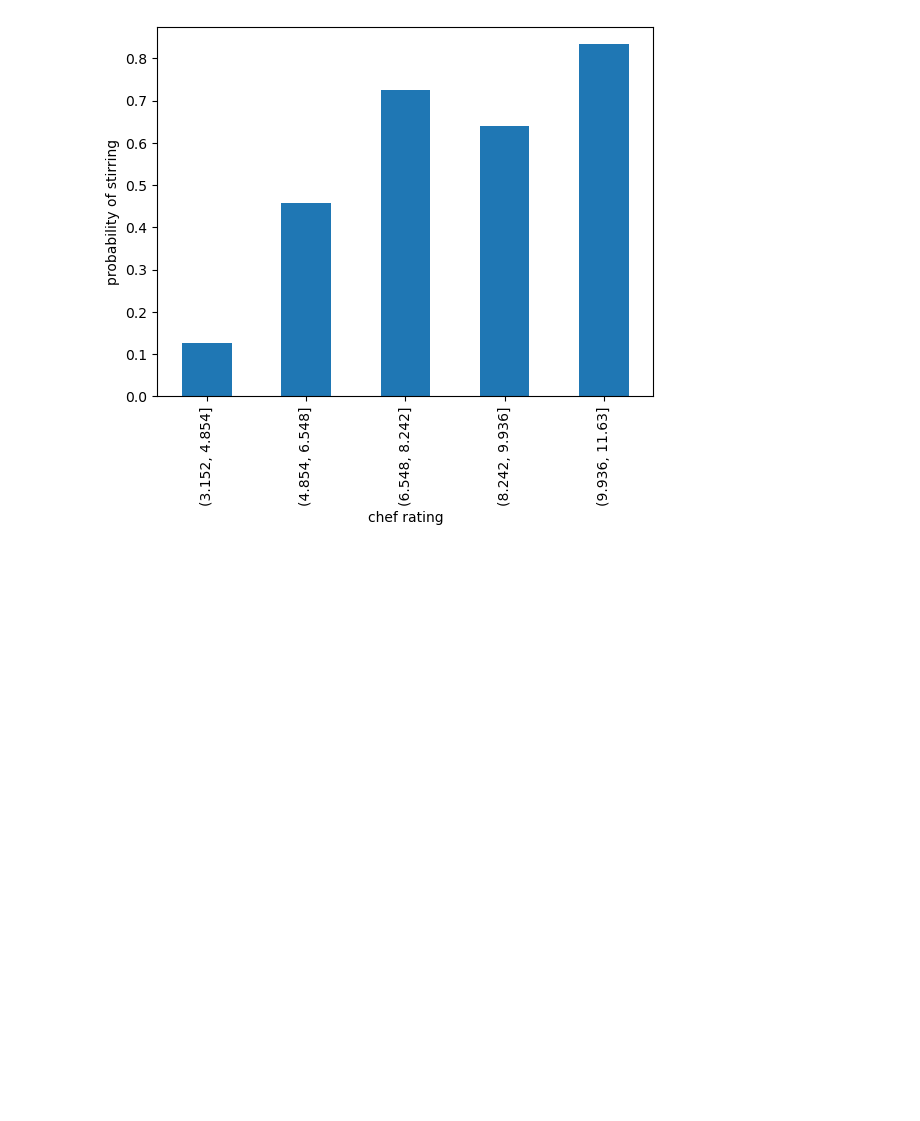
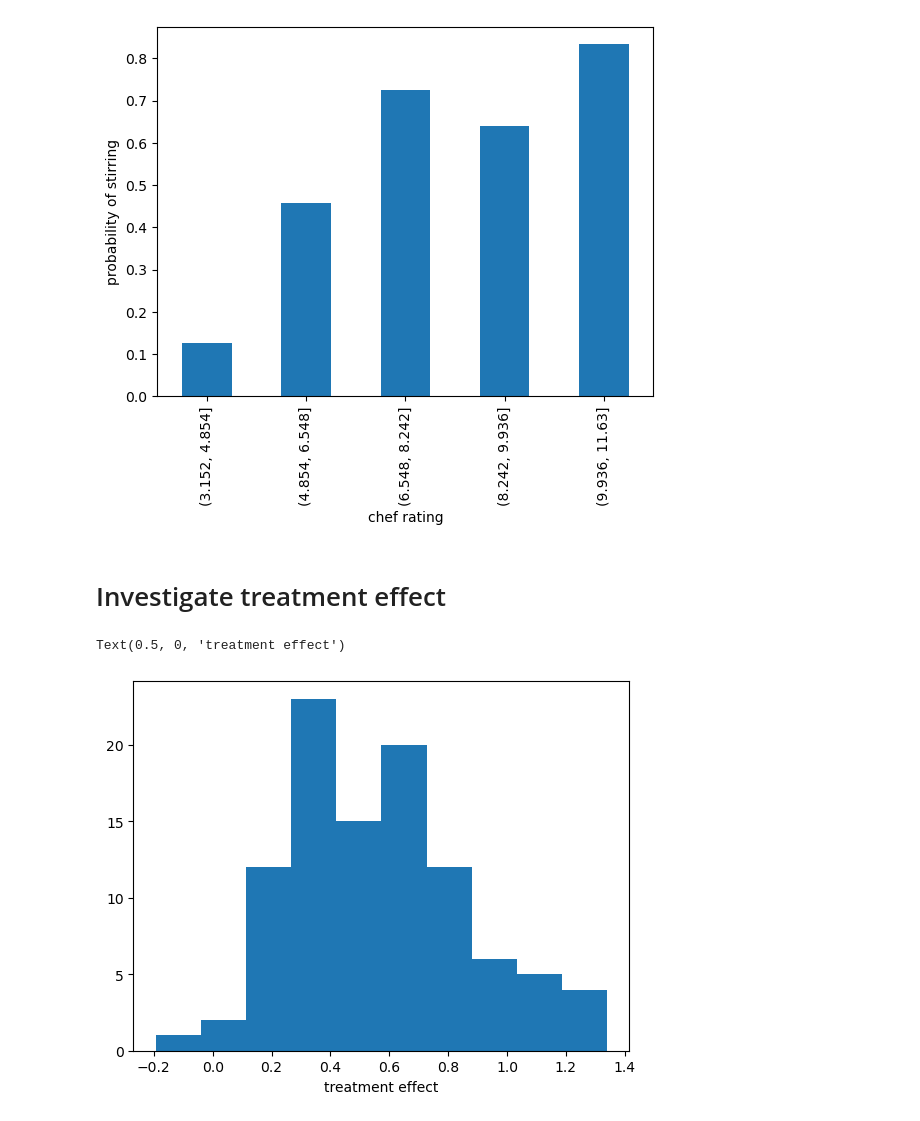
Before and after one commit to kklein/pydata_ams, a Jupyter notebook: notebooks/risotto_eda.ipynb, the cells around one changed output. Drawn from its saved outputs; the diff is of its cells as text; code cells hidden in the pictures; blank space fills up the shorter version.

Commit message:
Add treatment effect.

```diff
--- a/notebooks/risotto_eda.ipynb
+++ b/notebooks/risotto_eda.ipynb
@@ -95,3 +95,12 @@ ax.set_ylabel("probability of stirring")
 # %% [output]
 Text(0, 0.5, 'probability of stirring')
 [figure]
+# %% [markdown]
+# Investigate treatment effect
+# %%
+fig, ax = plt.subplots()
+ax.hist(df["treatment_effect"])
+ax.set_xlabel("treatment effect")
+# %% [output]
+Text(0.5, 0, 'treatment effect')
+[figure, added]
```
Also changed, not shown: parts of 6 cells of this notebook, 1 other file.
